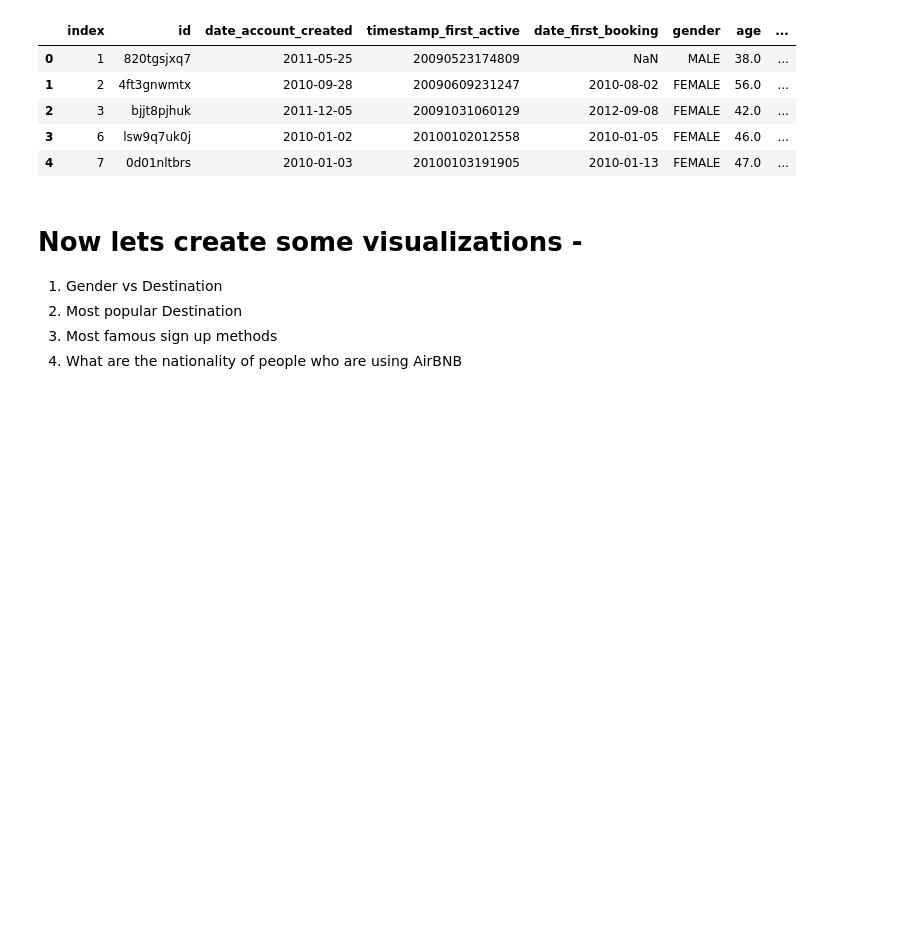
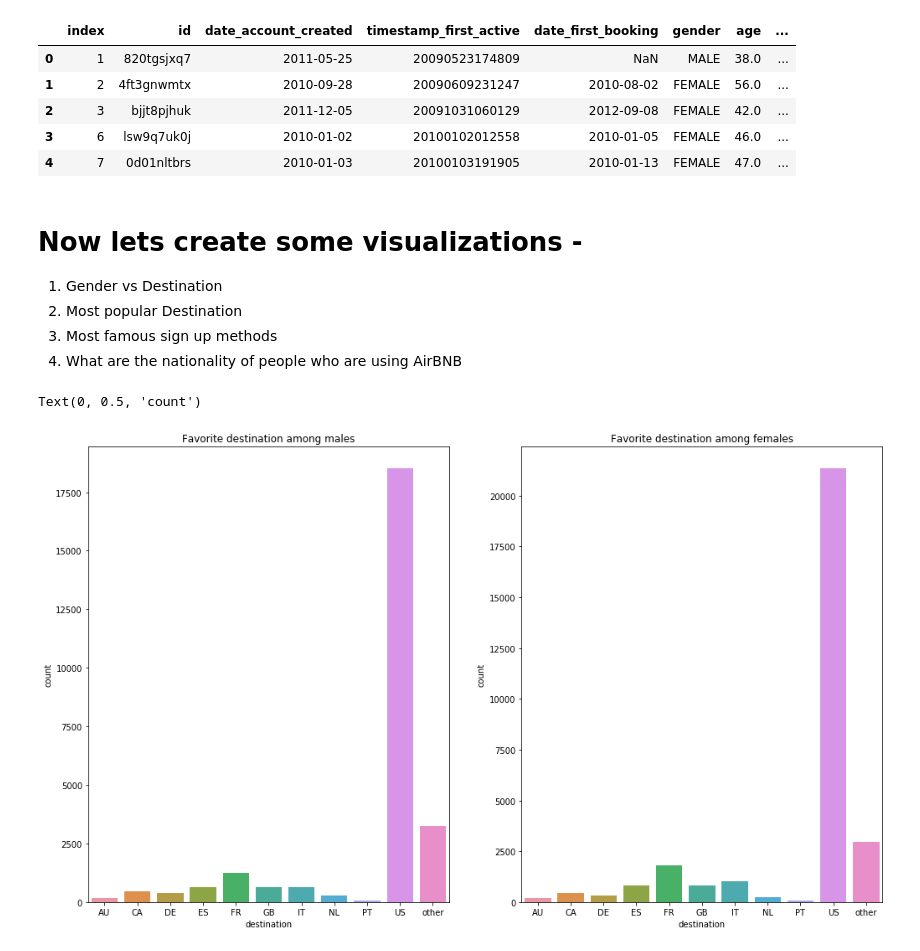
Before and after one commit to kalasahil/airBNB, a Jupyter notebook: Explore.ipynb, the cells around one changed output. Saved outputs shown, nothing was run; the diff lists cells and outputs as text; code cells hidden in the pictures; blank space fills up the shorter version.

Commit message:
Added graphs

```diff
--- a/Explore.ipynb
+++ b/Explore.ipynb
@@ -162,0 +161,28 @@ fig, ax =plt.subplots(1,2, figsize=(17,10))
+# %%
+fig, ax =plt.subplots(1,2, figsize=(17,10))
+MALE_DATA=User_With_Session_Statistic.loc[User_With_Session_Statistic['gender'] == 'MALE'  ]
+MALE_DATA=MALE_DATA.loc[MALE_DATA['country_destination'] != 'NDF'  ]
+MALE_DATA=MALE_DATA.groupby('country_destination').agg({'id':['count']})
+MALE_DATA.columns = MALE_DATA.columns.droplevel(1)
+MALE_DATA=MALE_DATA.reset_index()
+MALE_DATA.columns = ['country_destination','id']
+
+FEMALE_DATA=User_With_Session_Statistic.loc[User_With_Session_Statistic['gender'] == 'FEMALE'  ]
+FEMALE_DATA=FEMALE_DATA.loc[FEMALE_DATA['country_destination'] != 'NDF'  ]
+FEMALE_DATA=FEMALE_DATA.groupby('country_destination').agg({'id':['count']})
+FEMALE_DATA.columns = FEMALE_DATA.columns.droplevel(1)
+FEMALE_DATA=FEMALE_DATA.reset_index()
+FEMALE_DATA.columns = ['country_destination','id']
+
+sns.barplot(x='country_destination',y='id',data=MALE_DATA,ax=ax[0]);
+ax[0].set_title("Favorite destination among males")
+ax[0].set_xlabel("destination")
+ax[0].set_ylabel("count")
+
+sns.barplot(x='country_destination',y='id',data=FEMALE_DATA,ax=ax[1]);
+ax[1].set_title("Favorite destination among females")
+ax[1].set_xlabel("destination")
+ax[1].set_ylabel("count")
+# %% [output]
+Text(0, 0.5, 'count')
+[figure, added]
```
Also changed, not shown: parts of 6 cells of this notebook.
